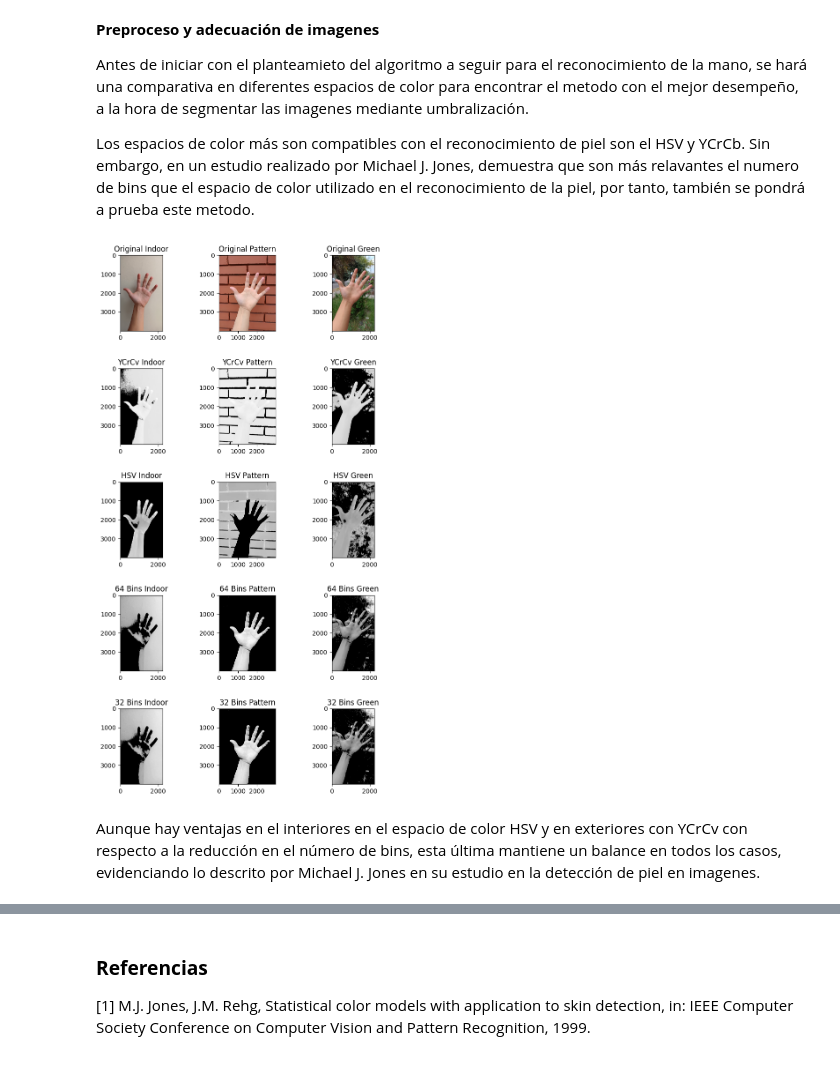
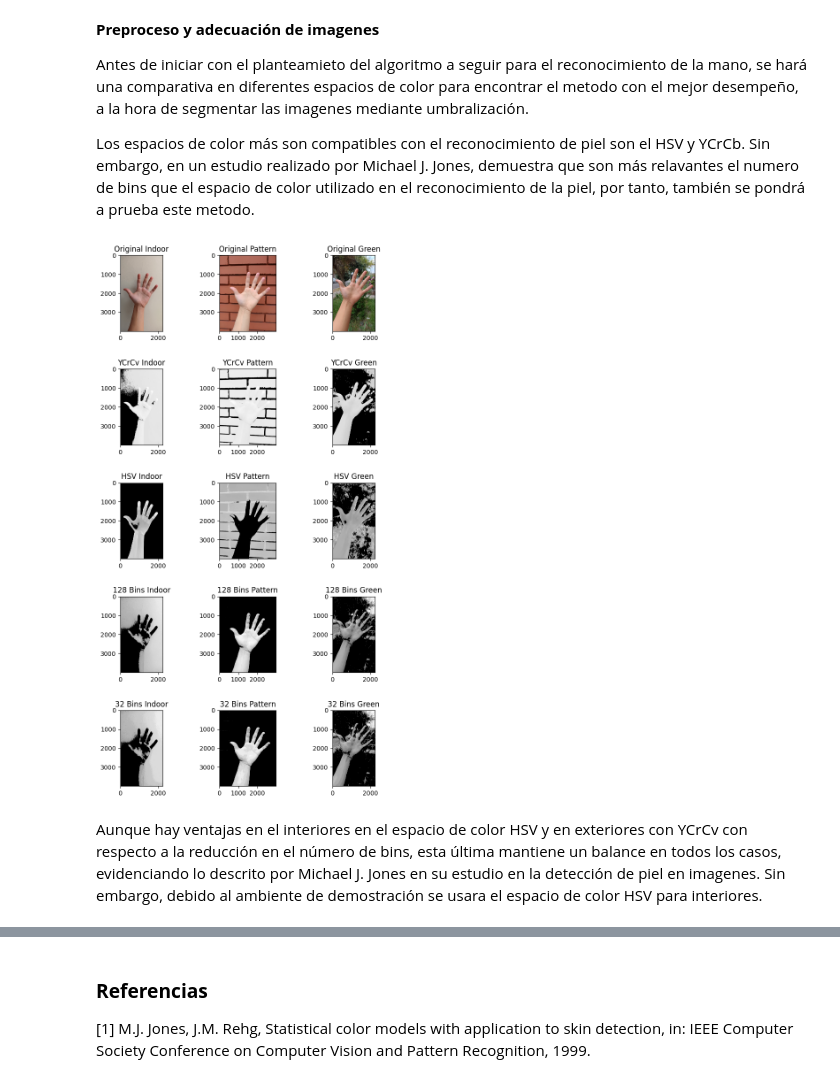
Before and after one commit to KouzouAkizuki/Tecnicas-de-IA---2024-I, a Jupyter notebook: Proyecto/Avance_1, Oscar Riveros, Yovany Vargas/Proyecto_TIA.ipynb, the cells around one changed output, grey strips where cells are left out. Cells and saved outputs as stored; diff of their text form; code cells hidden in the pictures.

```diff
--- a/Proyecto/Avance_1, Oscar Riveros, Yovany Vargas/Proyecto_TIA.ipynb
+++ b/Proyecto/Avance_1, Oscar Riveros, Yovany Vargas/Proyecto_TIA.ipynb
@@ -54,38 +58,39 @@ def lessBins(img, bins):
 #Espacios de color
 Manos_YCrCb = [YCrCb(Indoor_P), YCrCb(Pattern_P), YCrCb(Green_P)]
 Manos_HSV = [HSV(Indoor_P), HSV(Pattern_P), HSV(Green_P)]
 
 #Reducción de bins
-bins_0 = 64
+bins_0 = 128
 Manos_128bins = [lessBins(Indoor_P, bins_0), lessBins(Pattern_P, bins_0), lessBins(Green_P, bins_0)]
-bins_1 = 32
+bins_1 = 16
 Manos_64bins = [lessBins(Indoor_P, bins_1), lessBins(Pattern_P, bins_1), lessBins(Green_P, bins_1)]
 
 res = [Manos_YCrCb, Manos_HSV, Manos_128bins, Manos_64bins]
-title1 = ['YCrCv ', 'HSV ', '64 Bins ', '32 Bins ']
+title1 = ['YCrCv ', 'HSV ', '128 Bins ', '32 Bins ']
 title2 = ['Indoor', 'Pattern', 'Green']
 
+plt.figure(1)
 plt.subplot(5,3,1), plt.imshow(Original_P[0]), plt.title('Original ' + title2[0])
 plt.subplot(5,3,2), plt.imshow(Original_P[1]), plt.title('Original ' + title2[1])
 plt.subplot(5,3,3), plt.imshow(Original_P[2]), plt.title('Original ' + title2[2])
-bins = 255
+bins = 256
 c = 0
 for i in range(4):
     for j in range(3):
         if i == 2:
             bins = bins_0
         elif i == 3:
             bins = bins_1
         #Se suavisa el histograma para eliminar minimos locales
         blur = cv2.GaussianBlur(res[i][j], (3,3), 0)
         img = cv2.cvtColor(blur, cv2.COLOR_BGR2GRAY)
         #Debido a que buscan los maximos globales lo mejor es usar umbral a cero
-        tre, otsu = cv2.threshold(img,0,bins,cv2.THRESH_TOZERO + cv2.THRESH_OTSU)
+        tre, otsu = cv2.threshold(img,0,bins-1,cv2.THRESH_TOZERO + cv2.THRESH_OTSU)
         plt.subplot(5,3,c+4), plt.imshow(otsu, cmap=plt.cm.gray), plt.title(title1[i] + title2[j])
         c += 1
 plt.subplots_adjust(top=3, bottom=0.5, left=0.0, right=1.0, hspace=0.5, wspace=0.5)
 plt.show()
 # %% [output]
-[figure, old version]
+[figure, new version]
 # %% [markdown]
-Aunque hay ventajas en el interiores en el espacio de color HSV y en exteriores con YCrCv con respecto a la reducción en el número de bins, esta última mantiene un balance en todos los casos, evidenciando lo descrito por Michael J. Jones en su estudio en la detección de piel en imagenes.
+Aunque hay ventajas en el interiores en el espacio de color HSV y en exteriores con YCrCv con respecto a la reducción en el número de bins, esta última mantiene un balance en todos los casos, evidenciando lo descrito por Michael J. Jones en su estudio en la detección de piel en imagenes. Sin embargo, debido al ambiente de demostración se usara el espacio de color HSV para interiores.
```
Also changed, not shown: parts of 5 cells of this notebook.
